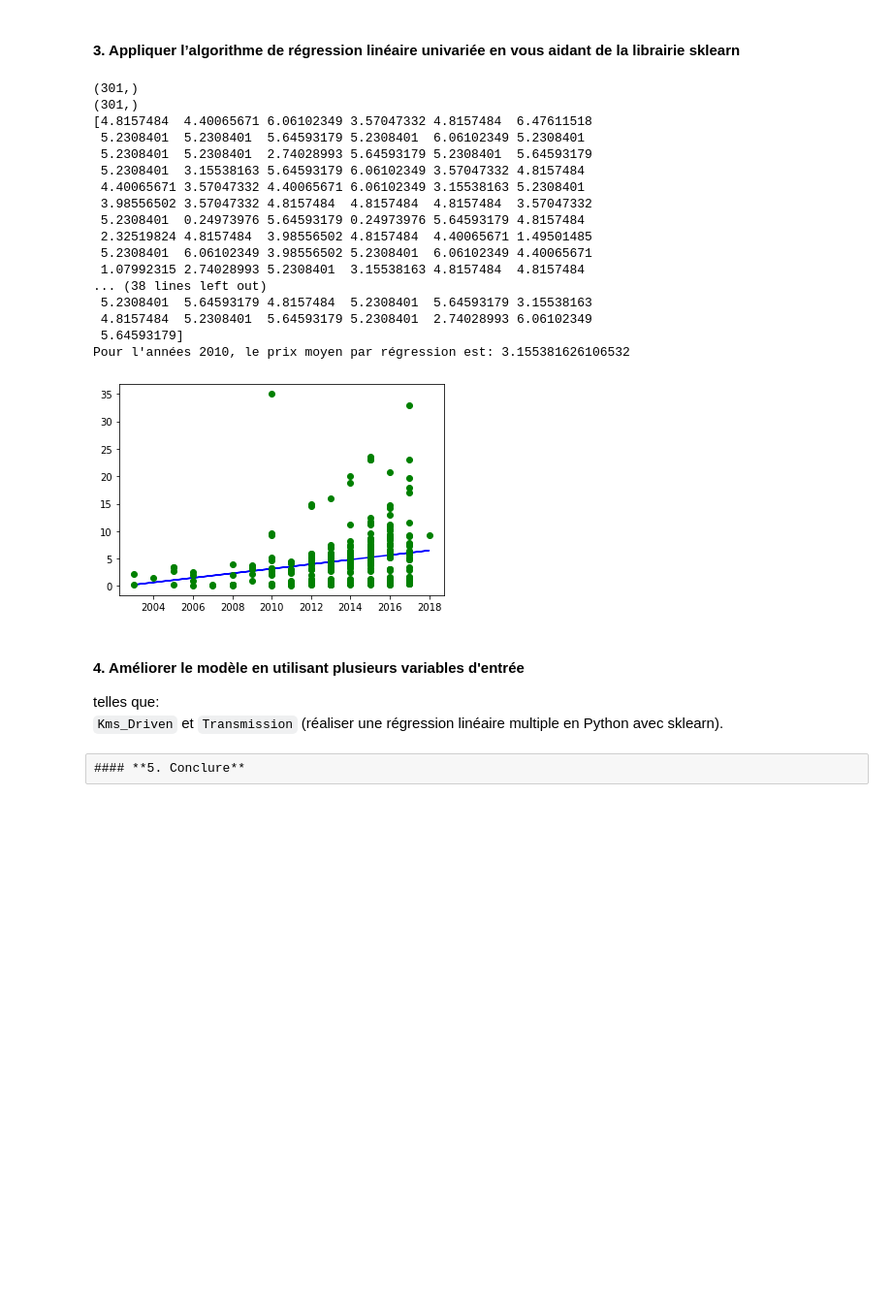
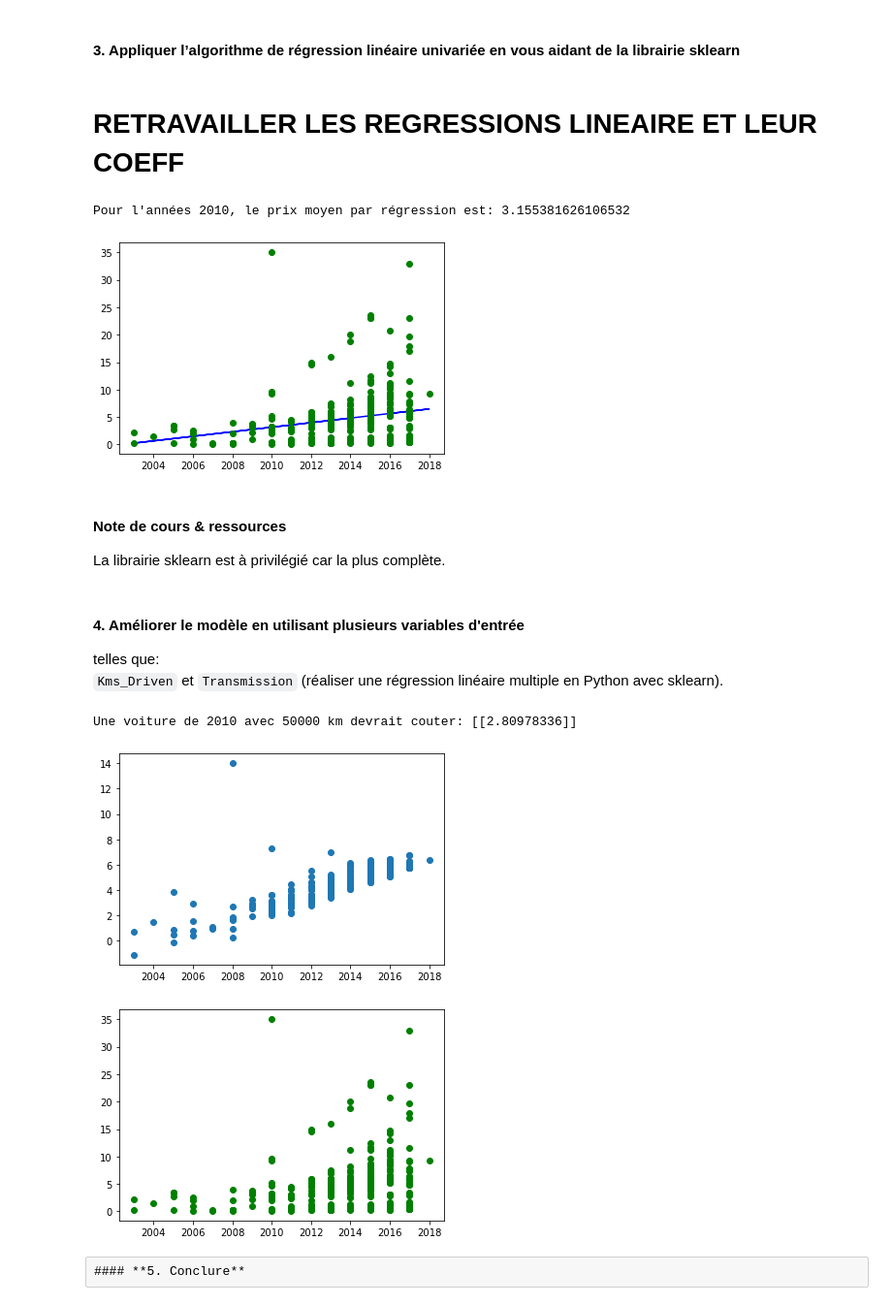
Before and after one commit to jpphi/brief1, a Jupyter notebook: Brief1 - rendu.ipynb, the cells around one changed output. Shown at 97% size. Cells and saved outputs as stored; diff of their text form; code cells hidden in the pictures; blank space fills up the shorter version.

Commit message:
Fin de journée: Travail sur la régression linéaire

```diff
--- a/Brief1 - rendu.ipynb
+++ b/Brief1 - rendu.ipynb
@@ -350,16 +334,14 @@ Pour l'années 2010, le prix moyen par régression est: 3.155381626106532
 # %% [markdown]
 #### **3. Appliquer l’algorithme de régression linéaire univariée en vous aidant de la librairie sklearn**
+# %% [markdown]
+# **RETRAVAILLER LES REGRESSIONS LINEAIRE ET LEUR COEFF**
 # %%
 import sklearn as  skl
 from sklearn.linear_model import LinearRegression
 
 regressor = LinearRegression()
-print(np.shape(dfc['Year']))
 
 dfc['Year'].values.reshape(-1,1)
-
-print(np.shape(dfc['Year']))
-
 
 regressor.fit(dfc['Year'].values.reshape(-1,1), dfc['Selling_Price'])
 
@@ -368,38 +350,53 @@ regressor.fit(dfc['Year'].values.reshape(-1,1), dfc['Selling_Price'])
 ytest = regressor.predict(dfc['Year'].values.reshape(-1,1))
 #ytest = 0
 i=dfc['Year'][3]
-print(ytest)
+#print(ytest)
 
 plt.plot(dfc['Year'],ytest,c = 'blue')
 plt.plot(dfc['Year'], dfc['Selling_Price'],'o',color="green")
 
-print("Pour l'années 2010, le prix moyen par régression est:",poly(2010))
-
 plt.show()
 # %% [output]
-(301,)
-(301,)
-[4.8157484  4.40065671 6.06102349 3.57047332 4.8157484  6.47611518
- 5.2308401  5.2308401  5.64593179 5.2308401  6.06102349 5.2308401
- 5.2308401  5.2308401  2.74028993 5.64593179 5.2308401  5.64593179
- 5.2308401  3.15538163 5.64593179 6.06102349 3.57047332 4.8157484
- 4.40065671 3.57047332 4.40065671 6.06102349 3.15538163 5.2308401
- 3.98556502 3.57047332 4.8157484  4.8157484  4.8157484  3.57047332
- 5.2308401  0.24973976 5.64593179 0.24973976 5.64593179 4.8157484
- 2.32519824 4.8157484  3.98556502 4.8157484  4.40065671 1.49501485
- 5.2308401  6.06102349 3.98556502 5.2308401  6.06102349 4.40065671
- 1.07992315 2.74028993 5.2308401  3.15538163 4.8157484  4.8157484
-... (38 lines left out)
- 5.2308401  5.64593179 4.8157484  5.2308401  5.64593179 3.15538163
- 4.8157484  5.2308401  5.64593179 5.2308401  2.74028993 6.06102349
- 5.64593179]
 Pour l'années 2010, le prix moyen par régression est: 3.155381626106532
 [figure]
+# %% [markdown]
+#### **Note de cours & ressources**
+La librairie sklearn est à privilégié car la plus complète.
 # %% [markdown]
 #### **4. Améliorer le modèle en utilisant plusieurs variables d'entrée**
 telles que:
 `Kms_Driven` et `Transmission` (réaliser une régression linéaire multiple en Python
 avec sklearn).
+# %%
+import sklearn as  skl
+from sklearn.linear_model import LinearRegression
+
+regressor = LinearRegression()
+
+dfc['Year'].values.reshape(-1,1)
+
+X= dfc[['Year','Kms_Driven']]
+
+#regressor.fit(dfc['Year'].values.reshape(-1,1), dfc['Selling_Price']) # reshape indispensable sinon erreur!
+regressor.fit(X, dfc[['Selling_Price']])
+
+
+
+#predict = np.poly1d(model)
+
+ytest = regressor.predict(X) # reshape indispensable sinon erreur!
+y2010b= regressor.predict([[2010,50000]])
+print("Une voiture de 2010 avec 50000 km devrait couter:",y2010b)
+
+plt.plot(dfc['Year'],ytest,'o')
+plt.show()
+
+plt.plot(dfc['Year'], dfc['Selling_Price'],'o',color="green")
+plt.show()
+# %% [output]
+Une voiture de 2010 avec 50000 km devrait couter: [[2.80978336]]
+[figure, added]
+[figure, added]
 # %% [raw]
 #### **5. Conclure**
 # %% [markdown]
```
Also changed, not shown: parts of 6 cells of this notebook.
